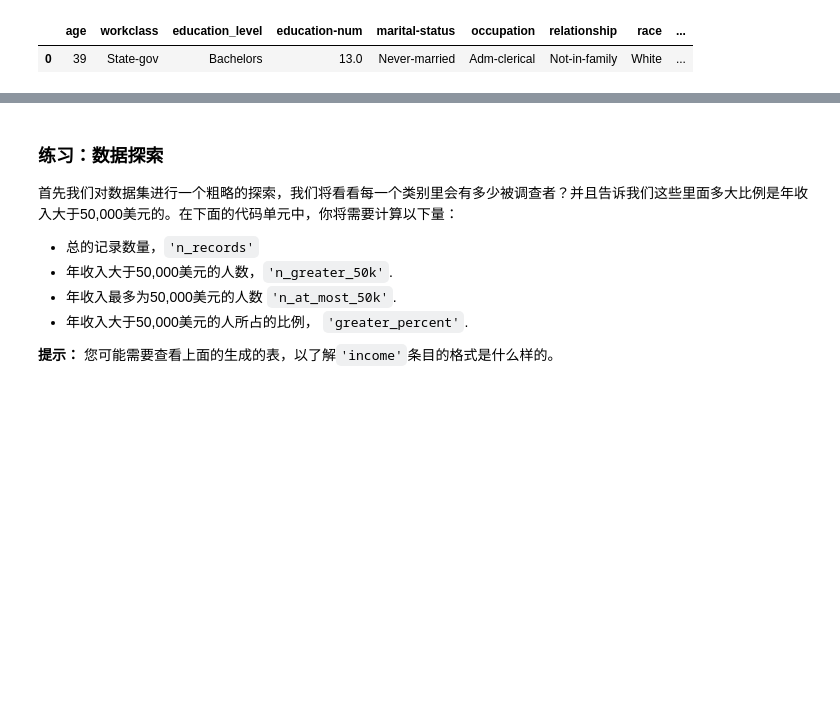
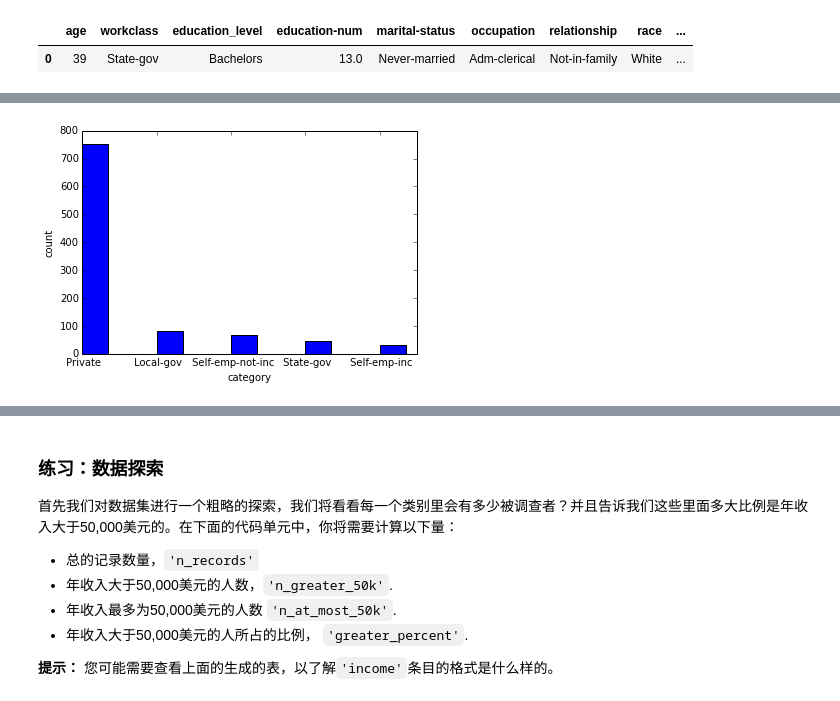
Before and after one commit to mshijie/finding_donors, a Jupyter notebook: finding_donors.ipynb, the cells around one changed output, grey strips where cells are left out. Cells and saved outputs as stored; diff of their text form; code cells hidden in the pictures; blank space fills up the shorter version.

```diff
--- a/finding_donors.ipynb
+++ b/finding_donors.ipynb
@@ -40,0 +53,20 @@ display(data.head(n=1))
+# %%
+from collections import Counter
+def bar(column):
+    items = np.random.choice(data[column], 1000)
+    cnt = Counter()
+    for item in items:
+        cnt[item] += 1
+
+    bar_width = 0.35
+    keys = [c[0] for c in cnt.most_common(5)]
+    values = [cnt[key] for key in keys]
+    indexs = list(range(len(keys)))
+    plt.bar(indexs, values, bar_width)
+    plt.xticks(indexs, keys)
+    plt.ylabel('count')
+    plt.xlabel('category')
+# %%
+bar('workclass')
+# %% [output]
+[figure, added]
```
Also changed, not shown: parts of 21 cells of this notebook, 1 other file.
